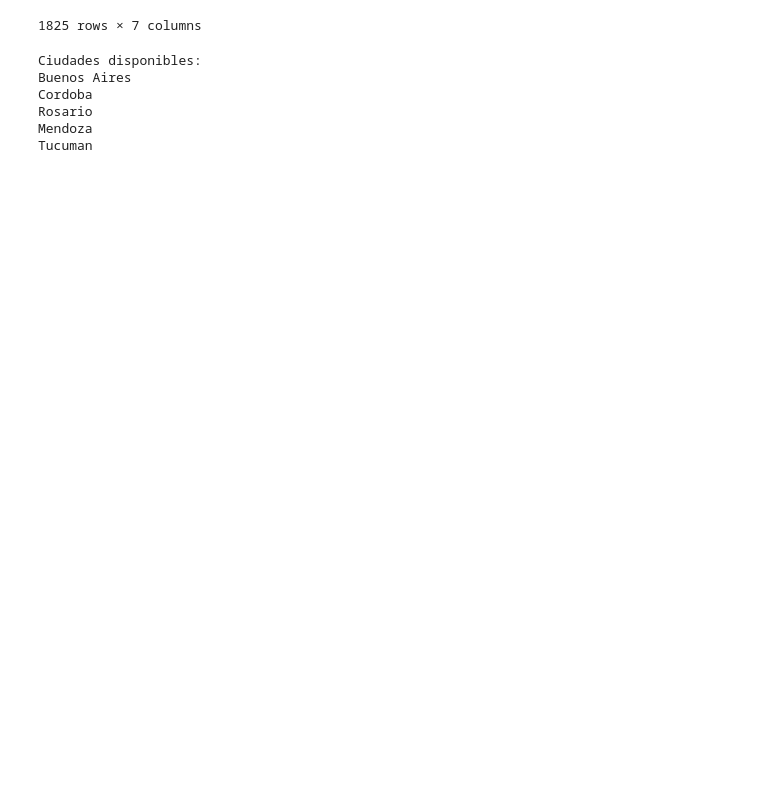
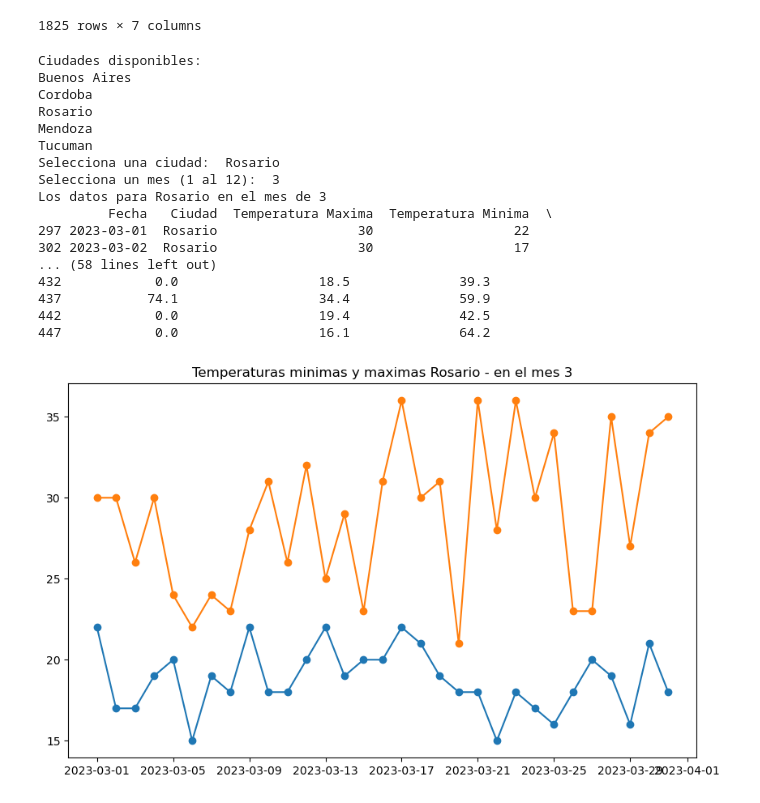
Before and after one commit to Juan8516/ConsultaTemperaturas, a Jupyter notebook: Consulta de Temperaturas.ipynb, the cells around one changed output. Drawn from its saved outputs; the diff is of its cells as text; code cells hidden in the pictures; blank space fills up the shorter version.

Commit message:
feat: se agrega grafico para temperaturas maxima y minima

```diff
--- a/Consulta de Temperaturas.ipynb
+++ b/Consulta de Temperaturas.ipynb
@@ -68,30 +68,55 @@ seleccion_ciudad = input('Selecciona una ciudad: ')
 if seleccion_ciudad not in df['Ciudad'].unique():
     print('La ciudad no se encuntra en la base')
 else:
     #Peticion al usuario del mes.
     seleccion_mes = input('Selecciona un mes (1 al 12): ')
     try:
         seleccion_mes = int(seleccion_mes)
         if seleccion_mes < 1 or seleccion_mes > 12:
             print('El mes no se encuentra en la base')
         else:
             #Filtrar las selecciones del usuario.
             df_filtrado = df[
                 (df['Ciudad'] == seleccion_ciudad) &
                 (df['Fecha'].dt.month == seleccion_mes)
             ]
             #Mostrar datos solicitados.
             if df_filtrado.empty:
                 print(f'No hay datos disponibles para la ciudad {seleccion_ciudad} en el mes {seleccion_mes}')
             else:
                 print(f'Los datos para {seleccion_ciudad} en el mes de {seleccion_mes}')
                 print(df_filtrado)
     except:
         print('Ingresar un dato correcto para el mes')
+
+#4. Se muestra un grafico al usuario donde estan las temperaturas mínimas y máximas que se registraron en la ciudad elegida durante el mes elegido.
+#Filtrar datos
+df_filtrado = df[(df['Ciudad'] == seleccion_ciudad) & (df['Fecha'].dt.month == seleccion_mes)]
+
+if df_filtrado.empty:
+    print(f'No hay datos para la {seleccion_ciudad} en el mes {seleccion_mes}')
+else:
+    #Grafico
+    plt.figure(figsize=(10, 6))
+    plt.plot(df_filtrado['Fecha'], df_filtrado['Temperatura Minima'], marker='o', label='Temperatura Minima')
+    plt.plot(df_filtrado['Fecha'], df_filtrado['Temperatura Maxima'], marker='o', label='Temperatura Maxima')
+    plt.title(f'Temperaturas minimas y maximas {seleccion_ciudad} - en el mes {seleccion_mes}')
 # %% [output]
 Ciudades disponibles:
 Buenos Aires
 Cordoba
 Rosario
 Mendoza
 Tucuman
+Selecciona una ciudad:  Rosario
+Selecciona un mes (1 al 12):  3
+Los datos para Rosario en el mes de 3
+         Fecha   Ciudad  Temperatura Maxima  Temperatura Minima  \
+297 2023-03-01  Rosario                  30                  22
+302 2023-03-02  Rosario                  30                  17
+... (58 lines left out)
+432            0.0                  18.5              39.3
+437           74.1                  34.4              59.9
+442            0.0                  19.4              42.5
+447            0.0                  16.1              64.2
+[figure, added]
```
Also changed, not shown: parts of 1 cell of this notebook.
